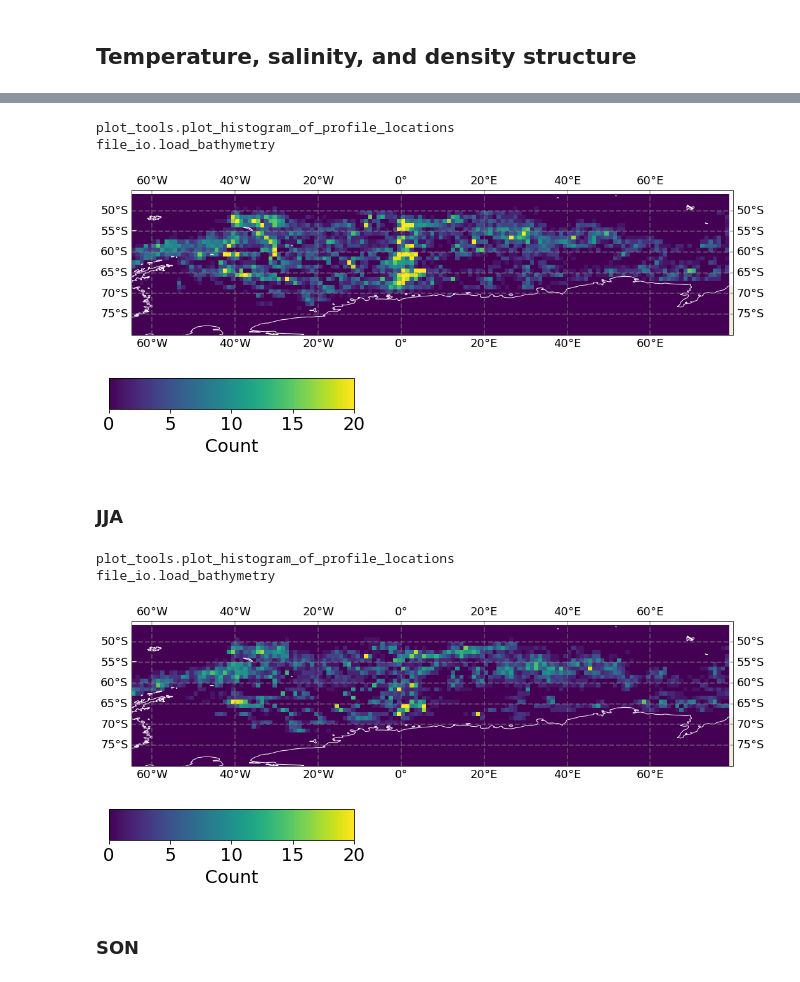
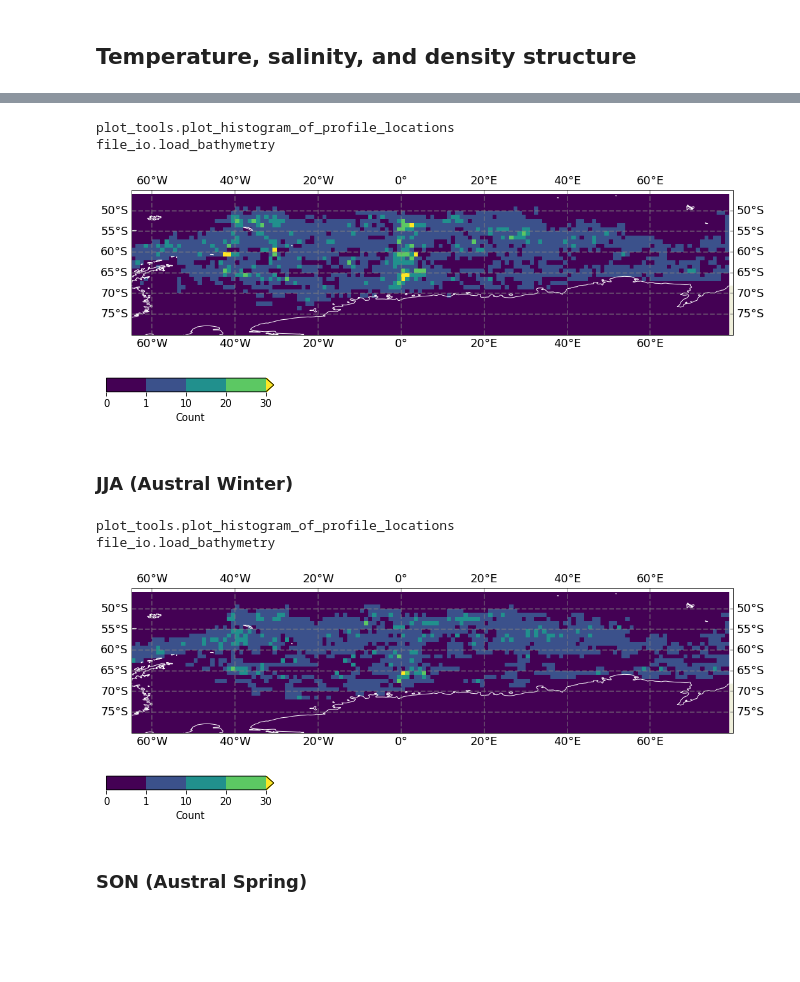
Before and after one commit to so-wise/weddell_gyre_clusters, a Jupyter notebook: src/1_profile_distribution.ipynb, the cells around one changed output, grey strips where cells are left out. Saved outputs shown, nothing was run; the diff lists cells and outputs as text; code cells hidden in the pictures; blank space fills up the shorter version.

```diff
--- a/src/1_profile_distribution.ipynb
+++ b/src/1_profile_distribution.ipynb
@@ -228,4 +217,6 @@ Coordinates:
     sig0_on_highz  (profile, depth_highz) float64 ...
     ct_on_sig0     (profile, sig0_levs) float64 ...
     sa_on_sig0     (profile, sig0_levs) float64 ...
+# %%
+bounds_seasonal = [0, 1, 10, 20, 30]
 # %% [markdown]
@@ -249,19 +241,20 @@ file_io.load_bathymetry
 # %%
 # histogram of profile locations
 pt.plot_histogram_of_profile_locations(ploc,
                                        dfp.where(dfp.season==2, drop=True),
                                        lon_range,
                                        lat_range,
                                        descrip='all_MAM',
+                                       bounds=bounds_seasonal,
                                        binsize=1,
                                        vmax=20)
 # %% [output]
 plot_tools.plot_histogram_of_profile_locations
 file_io.load_bathymetry
-[figure, old version]
+[figure, new version]
-[figure, old version]
+[figure, new version]
 # %% [markdown]
-### JJA
+### JJA (Austral Winter)
 # %%
 # histogram of profile locations
 pt.plot_histogram_of_profile_locations(ploc,
@@ -269,15 +262,16 @@ pt.plot_histogram_of_profile_locations(ploc,
                                        lon_range,
                                        lat_range,
                                        descrip='all_JJA',
+                                       bounds=bounds_seasonal,
                                        binsize=1,
                                        vmax=20)
 # %% [output]
 plot_tools.plot_histogram_of_profile_locations
 file_io.load_bathymetry
-[figure, old version]
+[figure, new version]
-[figure, old version]
+[figure, new version]
 # %% [markdown]
-### SON
+### SON (Austral Spring)
 # %%
 # histogram of profile locations
 pt.plot_histogram_of_profile_locations(ploc,
```
Also changed, not shown: parts of 14 cells of this notebook, 1 other file.
